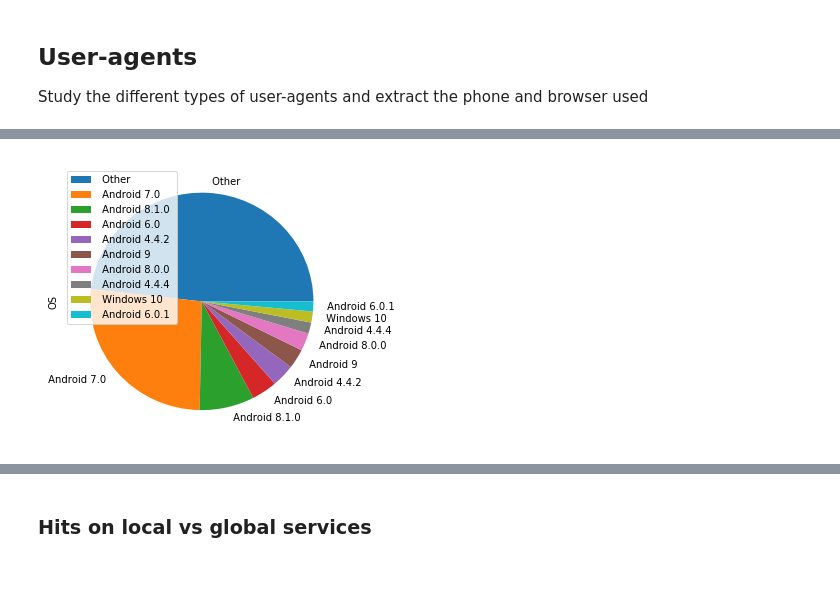
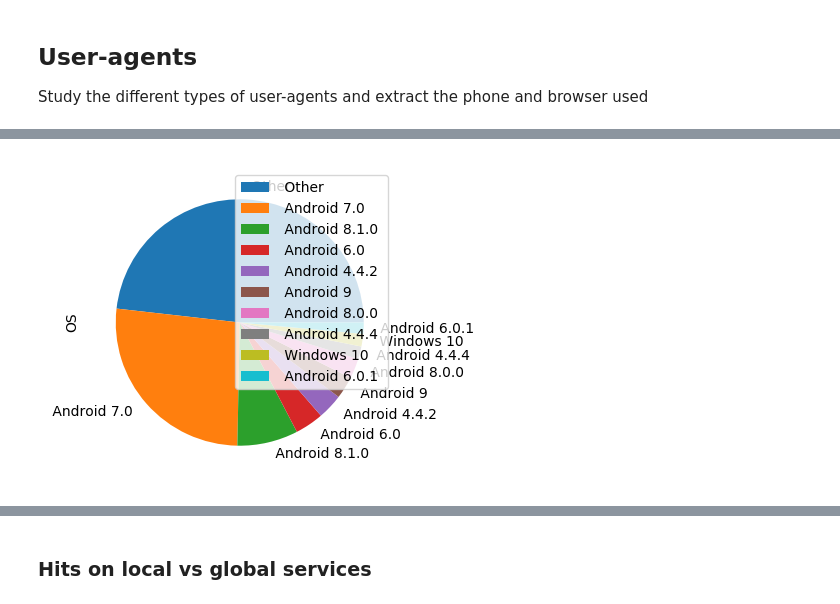
Before and after one commit to amreesh/inethi-traffic-analysis, a Jupyter notebook: web-traffic-analysis.ipynb, the cells around one changed output, grey strips where cells are left out. Saved outputs shown, nothing was run; the diff lists cells and outputs as text; code cells hidden in the pictures; blank space fills up the shorter version.

```diff
--- a/web-traffic-analysis.ipynb
+++ b/web-traffic-analysis.ipynb
@@ -85,13 +85,13 @@ df_uas.head()
 # %%
 #fig, ax = plt.subplots(figsize=(5, 5))
 
-ax = df_uas.groupby(['os']).count()[['ua']].sort_values('ua', ascending=False)[:10].plot(x='os', y='ua', kind='pie', label='OS', figsize=(5, 5))
+ax = df_uas.groupby(['os']).count()[['ua']].sort_values('ua', ascending=False)[:10].plot(x='os', y='ua', kind='pie', label='OS', figsize=(4, 4))
 
 # plt.legend(loc='best')
 # plt.savefig('plots/pie_os_distribution.pdf')
 # plt.show()
 # %% [output]
-[figure, old version]
+[figure, new version]
 # %%
 df_browser = df_uas.loc[~df_uas.browser.str.startswith(' Android')]
 
```
Also changed, not shown: parts of 22 cells of this notebook, 9 other files.
